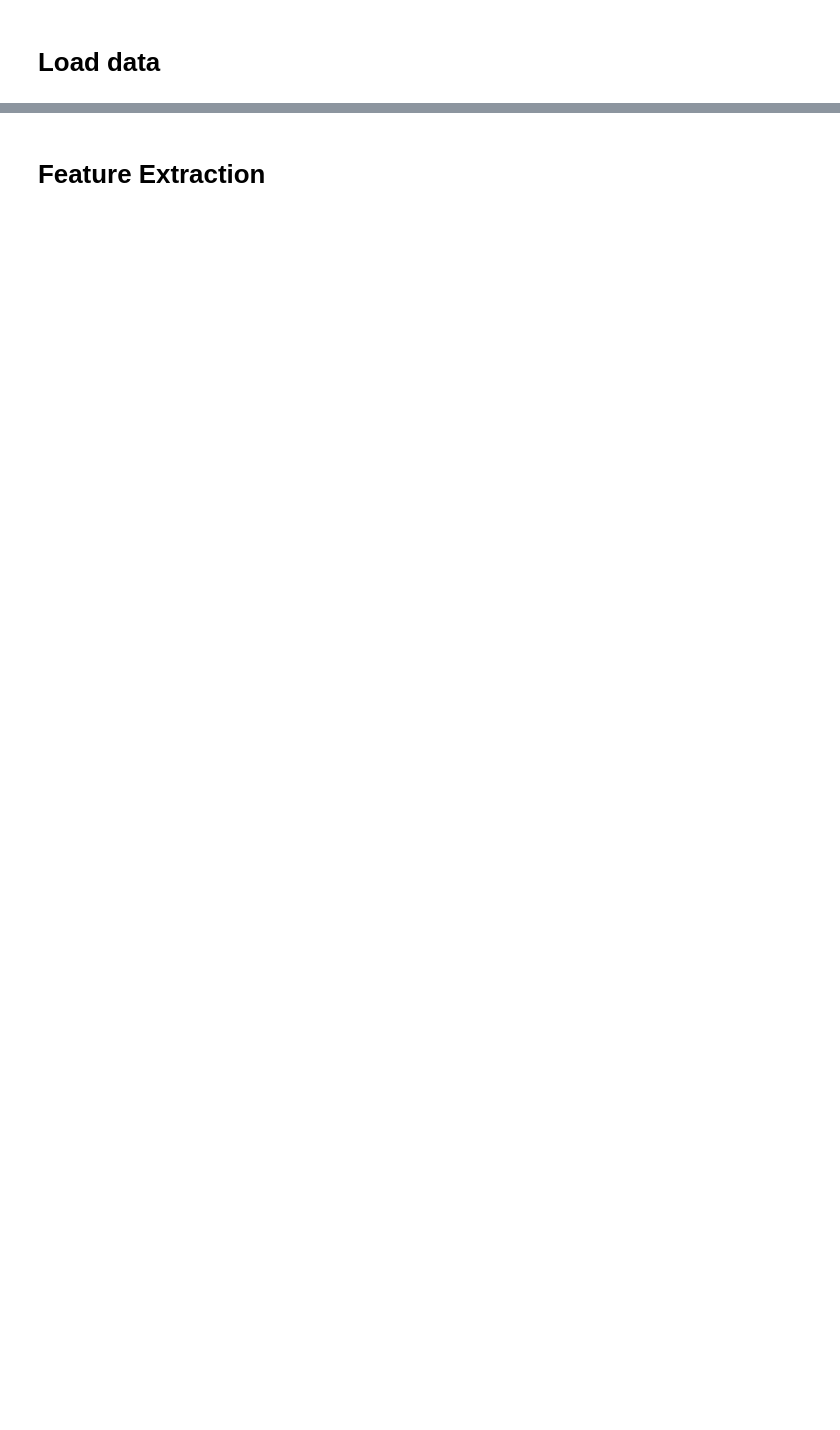
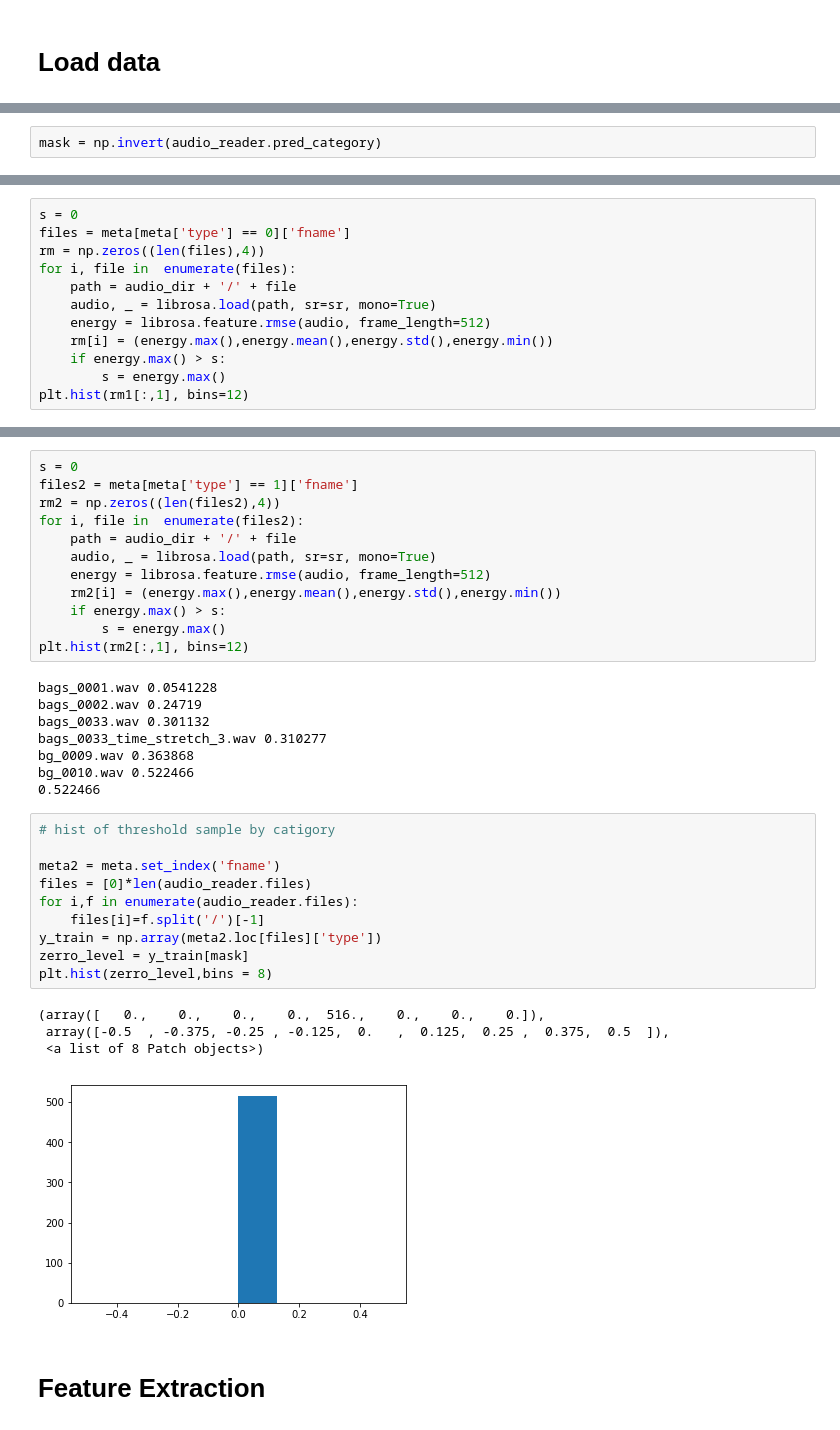
Before and after one commit to nasretdinovr/mlschool.speechpro, a Jupyter notebook: submit.ipynb, the cells around one changed output, grey strips where cells are left out. Cells and saved outputs as stored; diff of their text form; blank space fills up the shorter version.

```diff
--- a/submit.ipynb
+++ b/submit.ipynb
@@ -153,0 +164,2 @@ meta['label'] = meta['label'].map(to)
+# %%
+mask = np.invert(audio_reader.pred_category)
@@ -153,0 +185,12 @@ meta['label'] = meta['label'].map(to)
+# %%
+s = 0
+files = meta[meta['type'] == 0]['fname']
+rm = np.zeros((len(files),4))
+for i, file in  enumerate(files):
+    path = audio_dir + '/' + file
+    audio, _ = librosa.load(path, sr=sr, mono=True)
+    energy = librosa.feature.rmse(audio, frame_length=512)
+    rm[i] = (energy.max(),energy.mean(),energy.std(),energy.min())
+    if energy.max() > s:
+        s = energy.max()
+plt.hist(rm1[:,1], bins=12)
@@ -154,2 +209,37 @@ meta['label'] = meta['label'].map(to)
+# %%
+s = 0
+files2 = meta[meta['type'] == 1]['fname']
+rm2 = np.zeros((len(files2),4))
+for i, file in  enumerate(files2):
+    path = audio_dir + '/' + file
+    audio, _ = librosa.load(path, sr=sr, mono=True)
+    energy = librosa.feature.rmse(audio, frame_length=512)
+    rm2[i] = (energy.max(),energy.mean(),energy.std(),energy.min())
+    if energy.max() > s:
+        s = energy.max()
+plt.hist(rm2[:,1], bins=12)
+# %% [output]
+bags_0001.wav 0.0541228
+bags_0002.wav 0.24719
+bags_0033.wav 0.301132
+bags_0033_time_stretch_3.wav 0.310277
+bg_0009.wav 0.363868
+bg_0010.wav 0.522466
+0.522466
+# %%
+# hist of threshold sample by catigory
+
+meta2 = meta.set_index('fname')
+files = [0]*len(audio_reader.files)
+for i,f in enumerate(audio_reader.files):
+    files[i]=f.split('/')[-1]
+y_train = np.array(meta2.loc[files]['type'])
+zerro_level = y_train[mask]
+plt.hist(zerro_level,bins = 8)
+# %% [output]
+(array([   0.,    0.,    0.,    0.,  516.,    0.,    0.,    0.]),
+ array([-0.5  , -0.375, -0.25 , -0.125,  0.   ,  0.125,  0.25 ,  0.375,  0.5  ]),
+ <a list of 8 Patch objects>)
+[figure, added]
 # %% [markdown]
 # Feature Extraction
```
Also changed, not shown: parts of 35 cells of this notebook.
